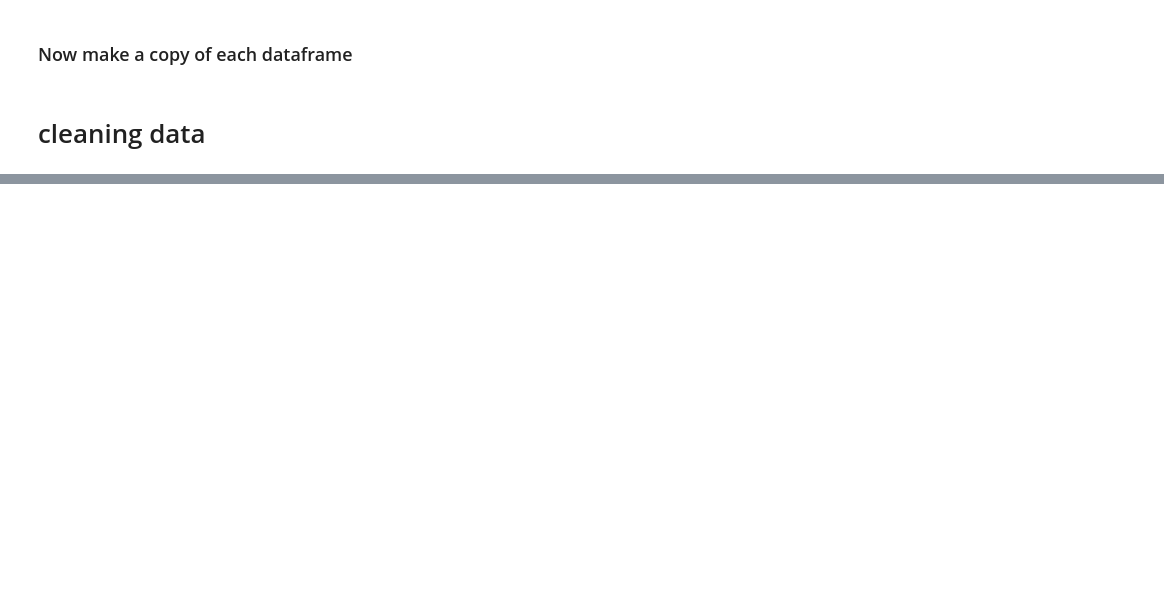
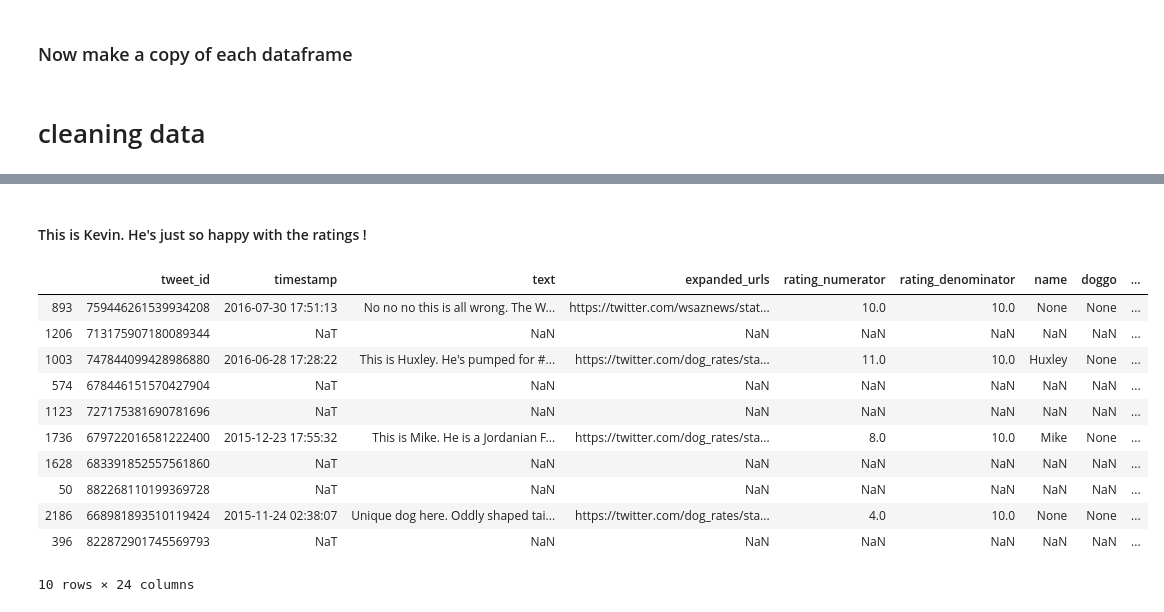
Before and after one commit to ashwanisng/Wrangle-And-Analyze-Data, a Jupyter notebook: wrangle_act.ipynb, the cells around one changed output, grey strips where cells are left out. Cells and saved outputs as stored; diff of their text form; code cells hidden in the pictures; blank space fills up the shorter version.

Commit message:
Analyzation of data completed

```diff
--- a/wrangle_act.ipynb
+++ b/wrangle_act.ipynb
@@ -455,0 +669,4 @@ twitter_counts_df_copy = twitter_counts_df.copy()
+# %%
+# now convert it into datetime
+
+tweet_datas['timestamp'] =  pd.to_datetime(tweet_datas['timestamp'], format="%Y-%m-%d %H:%M:%S")
@@ -455,0 +705,2 @@ twitter_counts_df_copy = twitter_counts_df.copy()
+# %%
+tweet_datas['name'] = tweet_datas['name'].str.replace('^[a-z]+', 'None')
@@ -455,0 +738,4 @@ twitter_counts_df_copy = twitter_counts_df.copy()
+# %%
+tweet_datas['rating_numerator'] = tweet_datas['rating_numerator'].astype(float)
+# %%
+tweet_datas['rating_denominator'] = tweet_datas['rating_denominator'].astype(float)
@@ -455,0 +789,17 @@ twitter_counts_df_copy = twitter_counts_df.copy()
+# %% [markdown]
+####  This is Kevin. He's just so happy with the ratings !
+# %%
+tweet_datas.sample(10)
+# %% [output]
+|  | tweet_id | timestamp | text | expanded_urls | rating_numerator | rating_denominator | name | doggo | ... |
+| 893 | 759446261539934208 | 2016-07-30 17:51:13 | No no no this is all wrong. The W... | https://twitter.com/wsaznews/stat... | 10.0 | 10.0 | None | None | ... |
+| 1206 | 713175907180089344 | NaT | NaN | NaN | NaN | NaN | NaN | NaN | ... |
+| 1003 | 747844099428986880 | 2016-06-28 17:28:22 | This is Huxley. He's pumped for #... | https://twitter.com/dog_rates/sta... | 11.0 | 10.0 | Huxley | None | ... |
+| 574 | 678446151570427904 | NaT | NaN | NaN | NaN | NaN | NaN | NaN | ... |
+| 1123 | 727175381690781696 | NaT | NaN | NaN | NaN | NaN | NaN | NaN | ... |
+| 1736 | 679722016581222400 | 2015-12-23 17:55:32 | This is Mike. He is a Jordanian F... | https://twitter.com/dog_rates/sta... | 8.0 | 10.0 | Mike | None | ... |
+| 1628 | 683391852557561860 | NaT | NaN | NaN | NaN | NaN | NaN | NaN | ... |
+| 50 | 882268110199369728 | NaT | NaN | NaN | NaN | NaN | NaN | NaN | ... |
+| 2186 | 668981893510119424 | 2015-11-24 02:38:07 | Unique dog here. Oddly shaped tai... | https://twitter.com/dog_rates/sta... | 4.0 | 10.0 | None | None | ... |
+| 396 | 822872901745569793 | NaT | NaN | NaN | NaN | NaN | NaN | NaN | ... |
+10 rows × 24 columns
```
Also changed, not shown: parts of 54 cells of this notebook, 1 other file.
